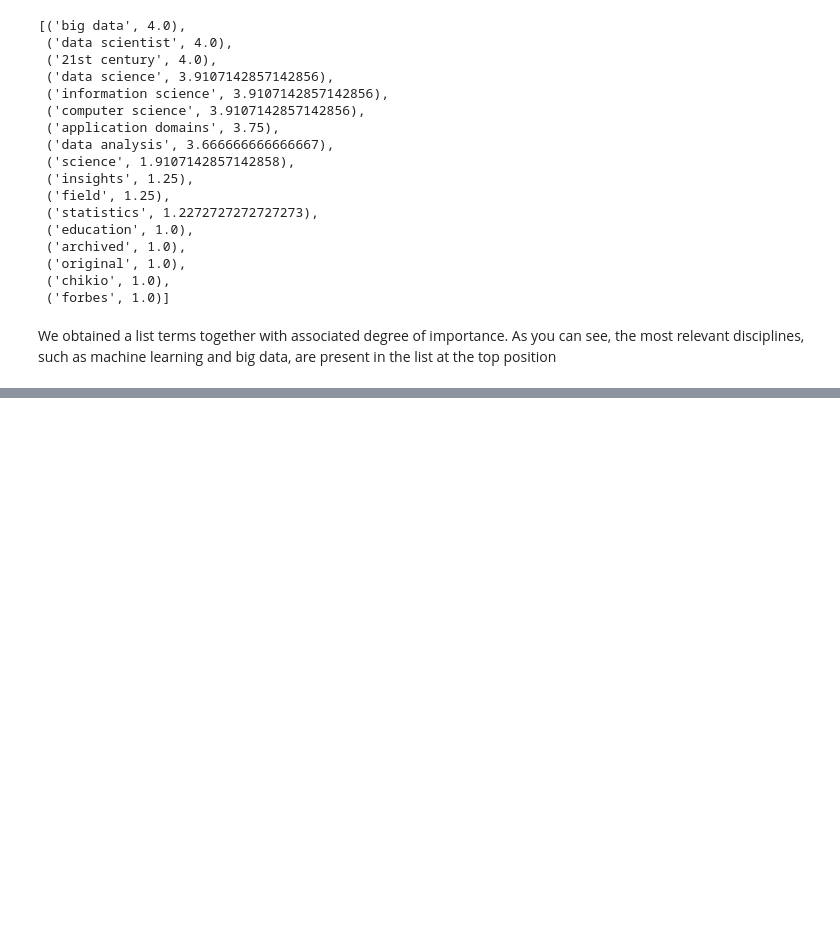
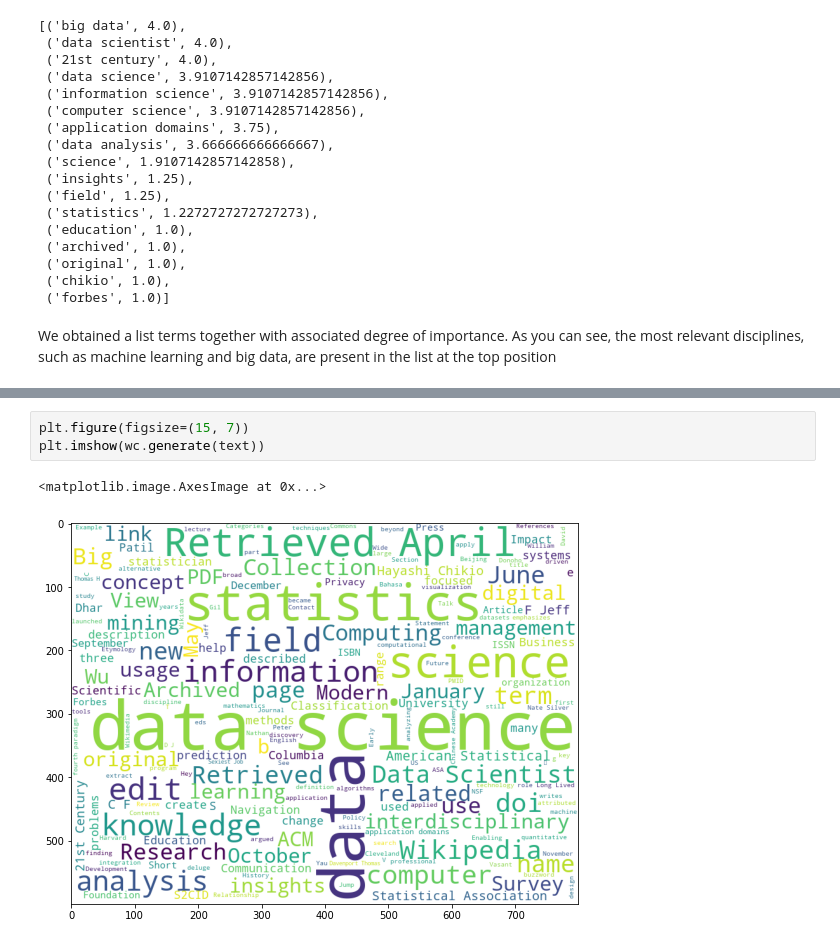
Before and after one commit to GeorgeGithiri5/DS, a Jupyter notebook: Introduction/notebook.ipynb, the cells around one changed output, grey strips where cells are left out. Saved outputs shown, nothing was run; the diff lists cells and outputs as text; blank space fills up the shorter version.

```diff
--- a/Introduction/notebook.ipynb
+++ b/Introduction/notebook.ipynb
@@ -100,0 +143,6 @@ We obtained a list terms together with associated degree of importance. As you c
+# %%
+plt.figure(figsize=(15, 7))
+plt.imshow(wc.generate(text))
+# %% [output]
+<matplotlib.image.AxesImage at 0x...>
+[figure, added]
```
Also changed, not shown: parts of 6 cells of this notebook.
